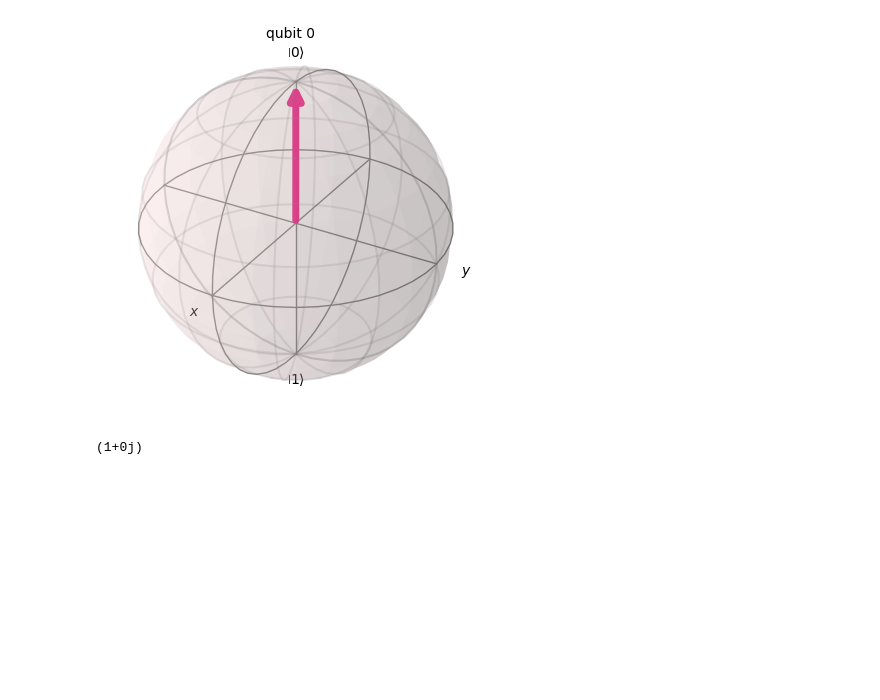
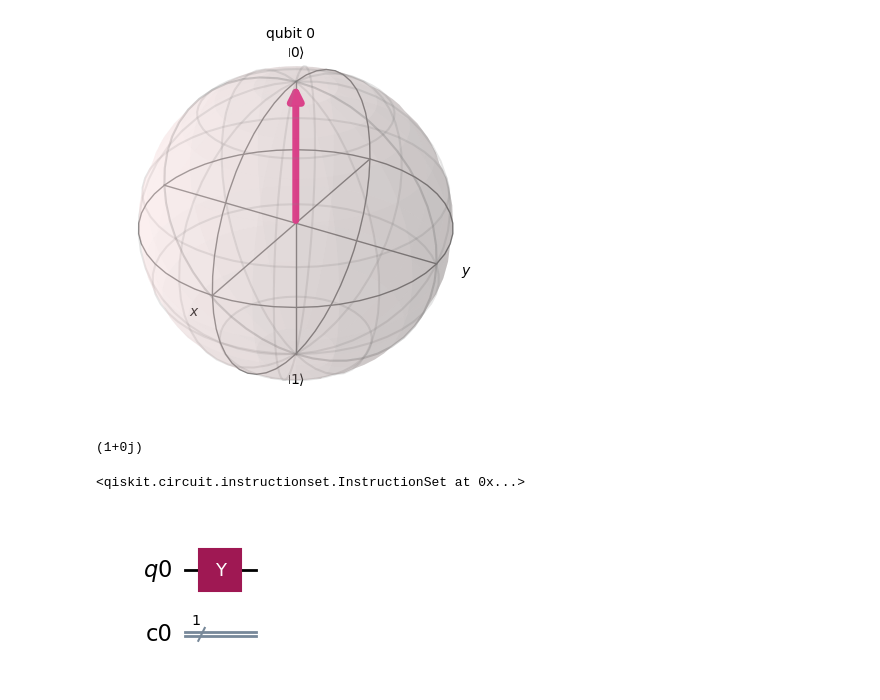
Before and after one commit to A-Hashemiann/Quantum_Information_Computation, a Jupyter notebook: Quantum_Computing/Pauli_Y.ipynb, the cells around one changed output. Cells and saved outputs as stored; diff of their text form; code cells hidden in the pictures; blank space fills up the shorter version.

```diff
--- a/Quantum_Computing/Pauli_Y.ipynb
+++ b/Quantum_Computing/Pauli_Y.ipynb
@@ -57,3 +57,11 @@ purity = rho1.purity()
 print(purity)
 # %% [output]
 (1+0j)
+# %%
+qc.y(q[0])
+# %% [output]
+<qiskit.circuit.instructionset.InstructionSet at 0x...>
+# %%
+qc.draw('mpl')
+# %% [output]
+[figure, added]
```
